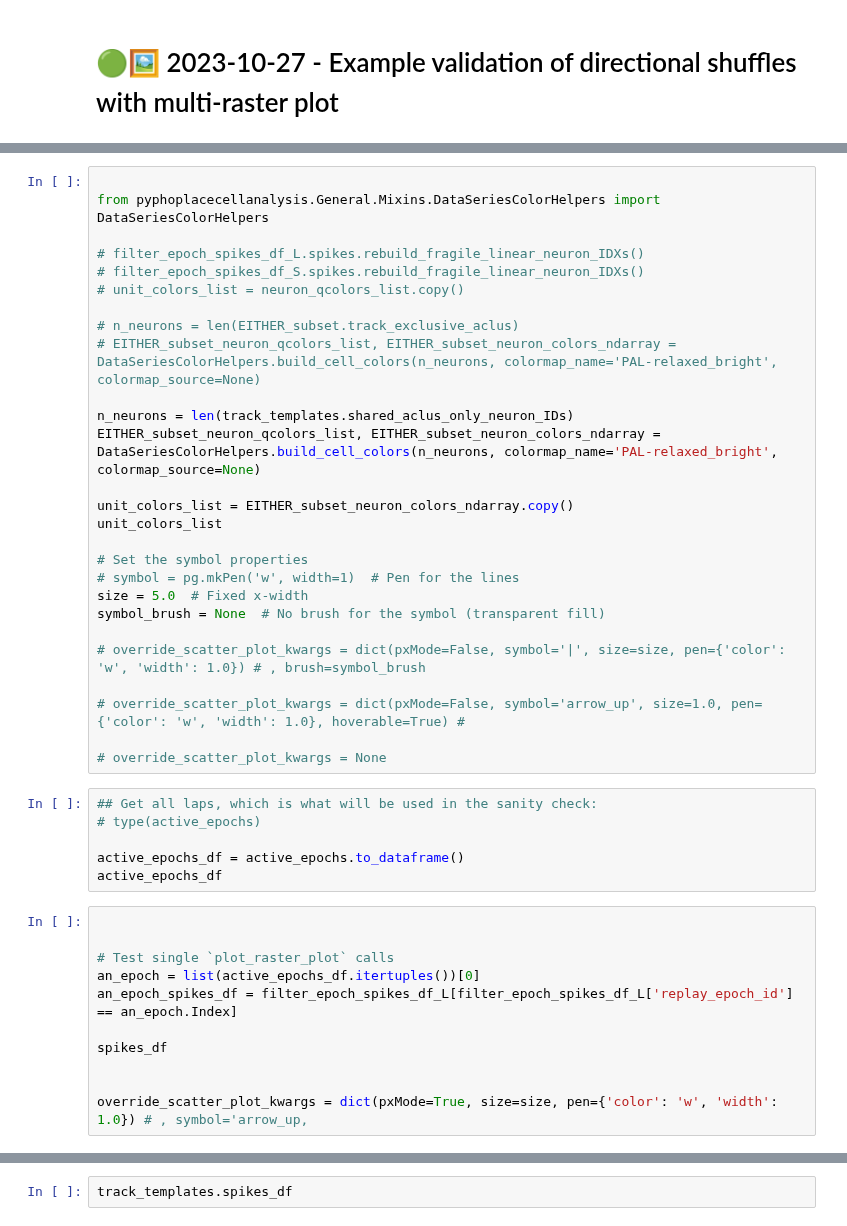
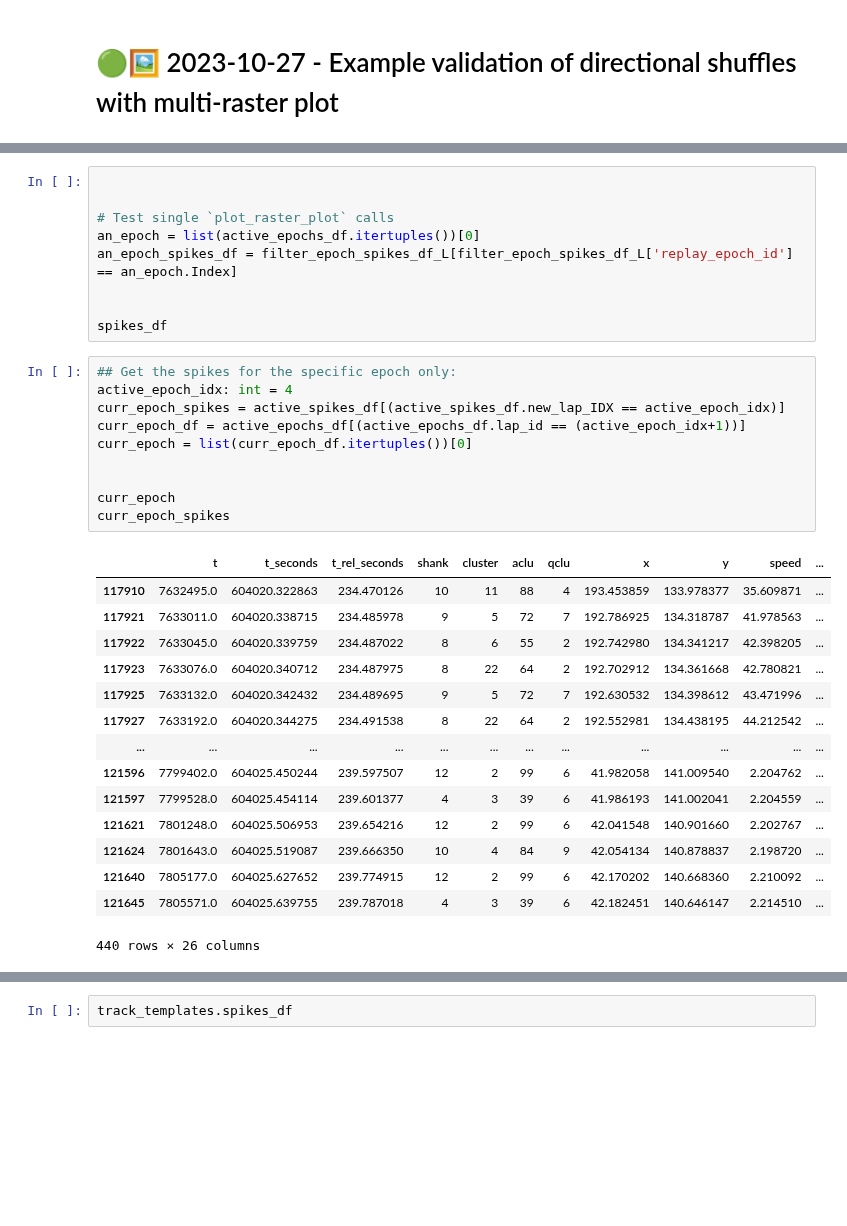
Before and after one commit to CommanderPho/Spike3D, a Jupyter notebook: ReviewOfWork_2022 - 2023-10-30.ipynb, the cells around one changed output, grey strips where cells are left out. Cells and saved outputs as stored; diff of their text form; blank space fills up the shorter version.

```diff
--- a/ReviewOfWork_2022 - 2023-10-30.ipynb
+++ b/ReviewOfWork_2022 - 2023-10-30.ipynb
@@ -1158,36 +1281,3 @@ even_long, odd_long, even_short, odd_short,  = desired_sort_indicies_list
-# %%
-
-from pyphoplacecellanalysis.General.Mixins.DataSeriesColorHelpers import DataSeriesColorHelpers
-
-# filter_epoch_spikes_df_L.spikes.rebuild_fragile_linear_neuron_IDXs()
-# filter_epoch_spikes_df_S.spikes.rebuild_fragile_linear_neuron_IDXs()
-# unit_colors_list = neuron_qcolors_list.copy()
-
-# n_neurons = len(EITHER_subset.track_exclusive_aclus)
-# EITHER_subset_neuron_qcolors_list, EITHER_subset_neuron_colors_ndarray = DataSeriesColorHelpers.build_cell_colors(n_neurons, colormap_name='PAL-relaxed_bright', colormap_source=None)
-
-n_neurons = len(track_templates.shared_aclus_only_neuron_IDs)
-EITHER_subset_neuron_qcolors_list, EITHER_subset_neuron_colors_ndarray = DataSeriesColorHelpers.build_cell_colors(n_neurons, colormap_name='PAL-relaxed_bright', colormap_source=None)
-
-unit_colors_list = EITHER_subset_neuron_colors_ndarray.copy()
-unit_colors_list
-
-# Set the symbol properties
-# symbol = pg.mkPen('w', width=1)  # Pen for the lines
-size = 5.0  # Fixed x-width
-symbol_brush = None  # No brush for the symbol (transparent fill)
-
-# override_scatter_plot_kwargs = dict(pxMode=False, symbol='|', size=size, pen={'color': 'w', 'width': 1.0}) # , brush=symbol_brush
-
-# override_scatter_plot_kwargs = dict(pxMode=False, symbol='arrow_up', size=1.0, pen={'color': 'w', 'width': 1.0}, hoverable=True) #
-
-# override_scatter_plot_kwargs = None
-# %%
-## Get all laps, which is what will be used in the sanity check:
-# type(active_epochs)
-
-active_epochs_df = active_epochs.to_dataframe()
-active_epochs_df
 # %%
 
 
@@ -1195,8 +1285,32 @@ active_epochs_df
 an_epoch = list(active_epochs_df.itertuples())[0]
 an_epoch_spikes_df = filter_epoch_spikes_df_L[filter_epoch_spikes_df_L['replay_epoch_id'] == an_epoch.Index]
 
+
 spikes_df
-
-
-override_scatter_plot_kwargs = dict(pxMode=True, size=size, pen={'color': 'w', 'width': 1.0}) # , symbol='arrow_up,
+# %%
+## Get the spikes for the specific epoch only:
+active_epoch_idx: int = 4
+curr_epoch_spikes = active_spikes_df[(active_spikes_df.new_lap_IDX == active_epoch_idx)]
+curr_epoch_df = active_epochs_df[(active_epochs_df.lap_id == (active_epoch_idx+1))]
+curr_epoch = list(curr_epoch_df.itertuples())[0]
+
+
+curr_epoch
+curr_epoch_spikes
+# %% [output]
+|  | t | t_seconds | t_rel_seconds | shank | cluster | aclu | qclu | x | y | speed | ... |
+| 117910 | 7632495.0 | 604020.322863 | 234.470126 | 10 | 11 | 88 | 4 | 193.453859 | 133.978377 | 35.609871 | ... |
+| 117921 | 7633011.0 | 604020.338715 | 234.485978 | 9 | 5 | 72 | 7 | 192.786925 | 134.318787 | 41.978563 | ... |
+| 117922 | 7633045.0 | 604020.339759 | 234.487022 | 8 | 6 | 55 | 2 | 192.742980 | 134.341217 | 42.398205 | ... |
+| 117923 | 7633076.0 | 604020.340712 | 234.487975 | 8 | 22 | 64 | 2 | 192.702912 | 134.361668 | 42.780821 | ... |
+| 117925 | 7633132.0 | 604020.342432 | 234.489695 | 9 | 5 | 72 | 7 | 192.630532 | 134.398612 | 43.471996 | ... |
+| 117927 | 7633192.0 | 604020.344275 | 234.491538 | 8 | 22 | 64 | 2 | 192.552981 | 134.438195 | 44.212542 | ... |
+| ... | ... | ... | ... | ... | ... | ... | ... | ... | ... | ... | ... |
+| 121596 | 7799402.0 | 604025.450244 | 239.597507 | 12 | 2 | 99 | 6 | 41.982058 | 141.009540 | 2.204762 | ... |
+| 121597 | 7799528.0 | 604025.454114 | 239.601377 | 4 | 3 | 39 | 6 | 41.986193 | 141.002041 | 2.204559 | ... |
+| 121621 | 7801248.0 | 604025.506953 | 239.654216 | 12 | 2 | 99 | 6 | 42.041548 | 140.901660 | 2.202767 | ... |
+| 121624 | 7801643.0 | 604025.519087 | 239.666350 | 10 | 4 | 84 | 9 | 42.054134 | 140.878837 | 2.198720 | ... |
+| 121640 | 7805177.0 | 604025.627652 | 239.774915 | 12 | 2 | 99 | 6 | 42.170202 | 140.668360 | 2.210092 | ... |
+| 121645 | 7805571.0 | 604025.639755 | 239.787018 | 4 | 3 | 39 | 6 | 42.182451 | 140.646147 | 2.214510 | ... |
+440 rows × 26 columns
 # %%
```
Also changed, not shown: parts of 12 cells of this notebook, 1 other file.
